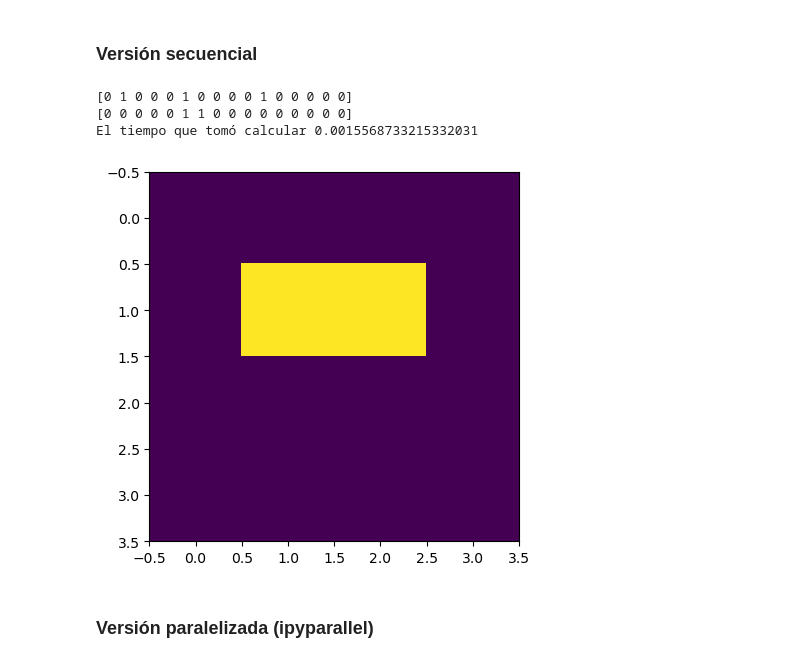
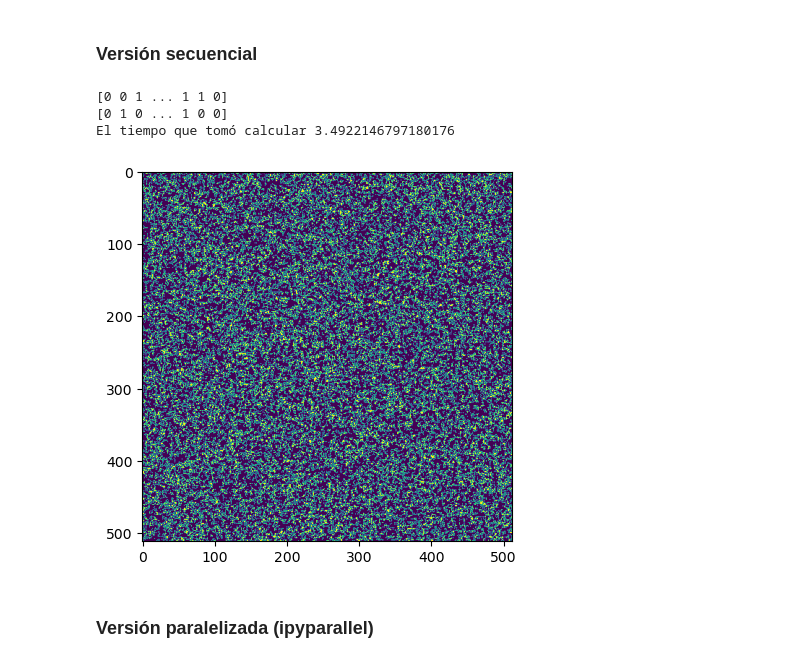
Before and after one commit to Seb0927/FinalProyectPI, a Jupyter notebook: FinalProject.ipynb, the cells around one changed output. Saved outputs shown, nothing was run; the diff lists cells and outputs as text; code cells hidden in the pictures.

```diff
--- a/FinalProject.ipynb
+++ b/FinalProject.ipynb
@@ -30,8 +31,8 @@ from time import time
 
 import matplotlib.pyplot as plt
 
-MAX_X = 4
-MAX_Y = 4
+MAX_X = 512
+MAX_Y = 512
 
 #
 # Funciones auxiliares usadas para estimar los vecinos de una celda y
@@ -69,39 +70,39 @@ def vecinos(x,y,vector):
 #
 # Esta función se encarga de recorrer toda las celdas y estimar cuales de ellas
 # vivirán y cuales no
 #
 def conway(vector_out, vector_in, low_limit = 0, high_limit = MAX_X):
   for i in range(low_limit,high_limit):
     for j in range(0,MAX_Y):
       n = vecinos(i,j, vector_in)
       valor = 0
       if vector_in[ indice(i,j) ] == 1 and (n == 2 or n == 3):
         valor = 1
       elif vector_in[ indice(i,j) ] == 0 and n == 3:
         valor = 1
       vector_out[ indice(i,j) ] = valor
 
 #
 # Función principal
 #
 if __name__ == '__main__':
-  #vector = np.int32( np.random.choice([1,0], MAX_X * MAX_Y, p = [0.50, 0.50]) )
-  vector = np.int32([0,0,0,0,0,0,0,0,0,0,0,0,0,0,0,0])
+  vector = np.int32( np.random.choice([1,0], MAX_X * MAX_Y, p = [0.50, 0.50]) )
+  #vector = np.int32([0,0,0,0,0,0,0,0,0,0,0,0,0,0,0,0])
   vector_out = np.empty(MAX_X * MAX_Y, dtype = np.int32)
   print(vector)
   t1 = time()
   conway(vector_out, vector)
   t2 = time()
   print(vector_out)
   print(f"El tiempo que tomó calcular {t2 - t1}")
   fig = plt.figure()
   plt.imshow(vector_out.reshape(MAX_X,MAX_Y))
   plt.show()
 # %% [output]
-[0 1 0 0 0 1 0 0 0 0 1 0 0 0 0 0]
-[0 0 0 0 0 1 1 0 0 0 0 0 0 0 0 0]
-El tiempo que tomó calcular 0.0015568733215332031
+[0 0 1 ... 1 1 0]
+[0 1 0 ... 1 0 0]
+El tiempo que tomó calcular 3.4922146797180176
-[figure, old version]
+[figure, new version]
 # %% [markdown]
 ### Versión paralelizada (ipyparallel)
 # %% [markdown]
```
Also changed, not shown: parts of 5 cells of this notebook.
